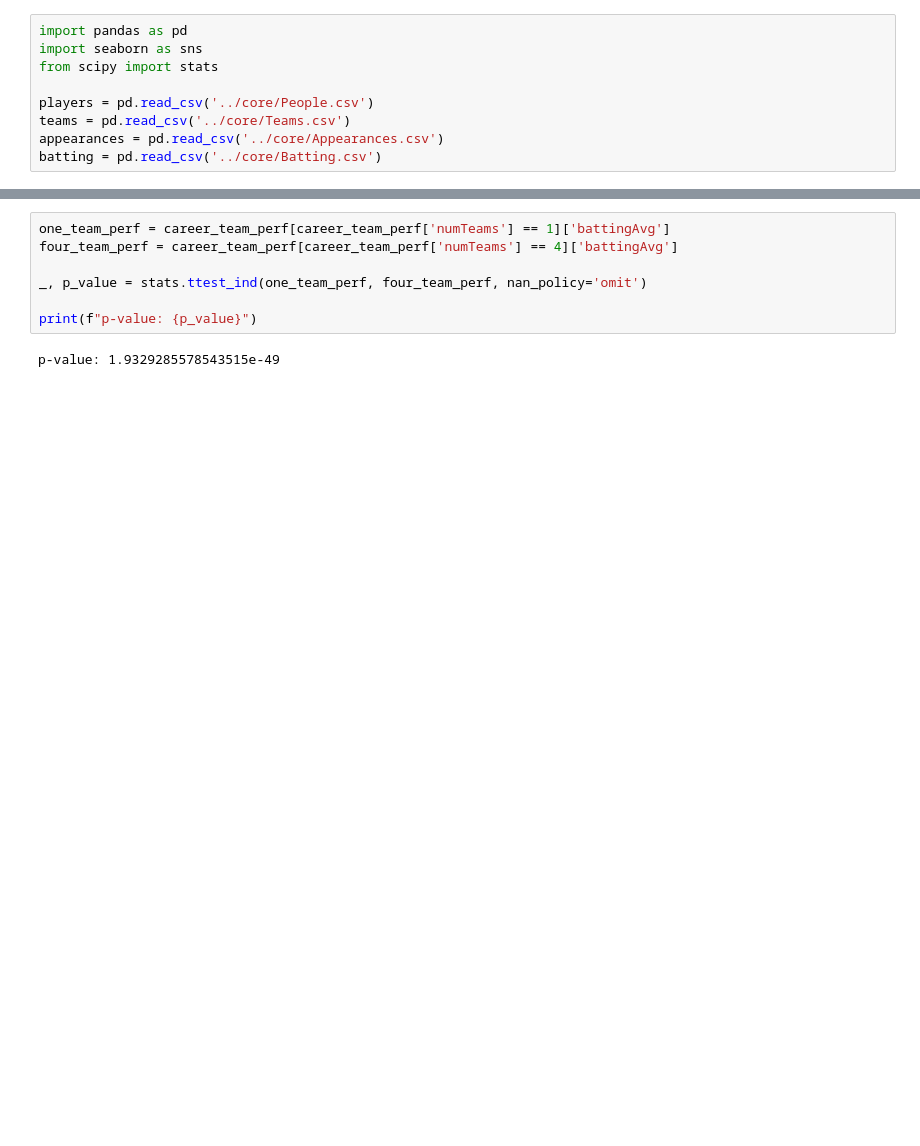
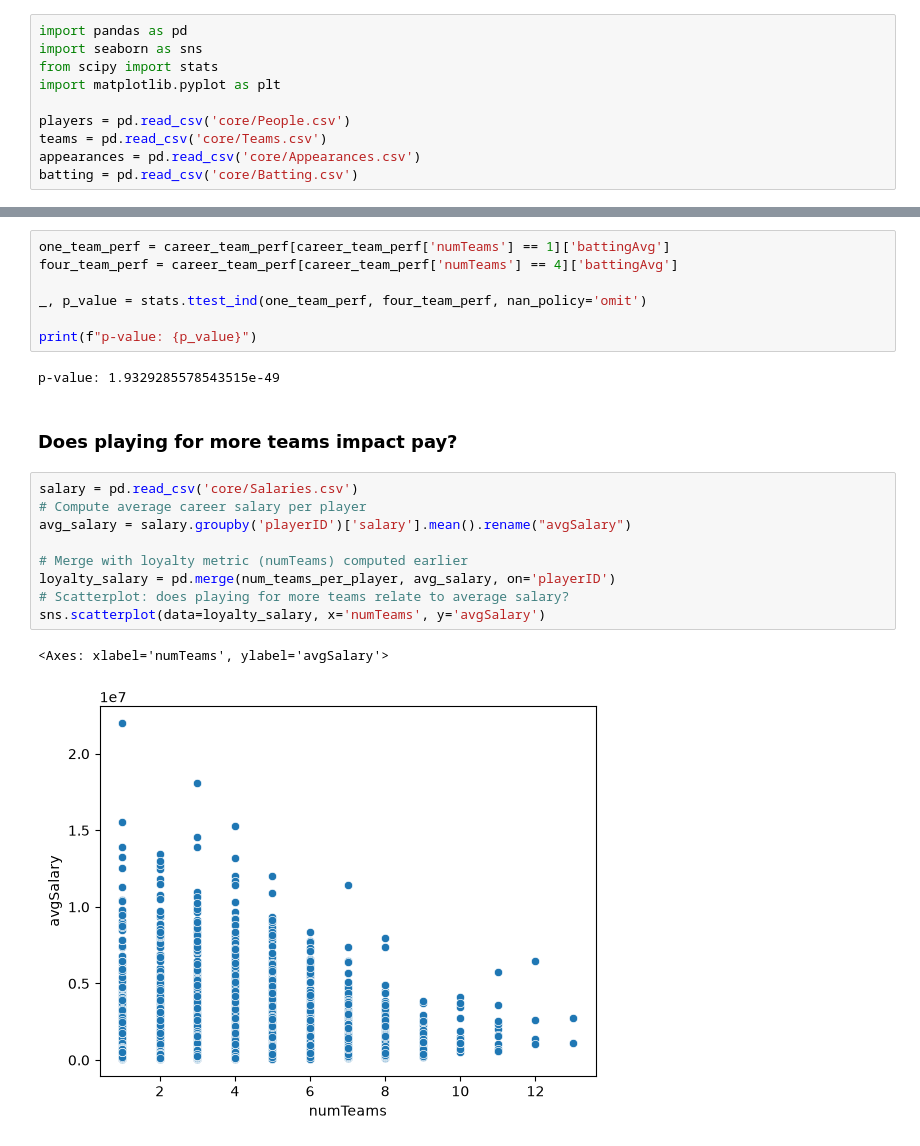
Before and after one commit to byerlyb20/cs5830_project1, a Jupyter notebook: project1.ipynb, the cells around one changed output, grey strips where cells are left out. Saved outputs shown, nothing was run; the diff lists cells and outputs as text; blank space fills up the shorter version.

```diff
--- a/project1.ipynb
+++ b/project1.ipynb
@@ -7,11 +2,12 @@ print(os.getcwd())
 import pandas as pd
 import seaborn as sns
 from scipy import stats
+import matplotlib.pyplot as plt
 
-players = pd.read_csv('../core/People.csv')
-teams = pd.read_csv('../core/Teams.csv')
-appearances = pd.read_csv('../core/Appearances.csv')
-batting = pd.read_csv('../core/Batting.csv')
+players = pd.read_csv('core/People.csv')
+teams = pd.read_csv('core/Teams.csv')
+appearances = pd.read_csv('core/Appearances.csv')
+batting = pd.read_csv('core/Batting.csv')
 # %% [markdown]
 ### How loyal are players to a particular team?
 
@@ -46,3 +41,17 @@ _, p_value = stats.ttest_ind(one_team_perf, four_team_perf, nan_policy='omit')
 print(f"p-value: {p_value}")
 # %% [output]
 p-value: 1.9329285578543515e-49
+# %% [markdown]
+### Does playing for more teams impact pay?
+# %%
+salary = pd.read_csv('core/Salaries.csv')
+# Compute average career salary per player
+avg_salary = salary.groupby('playerID')['salary'].mean().rename("avgSalary")
+
+# Merge with loyalty metric (numTeams) computed earlier
+loyalty_salary = pd.merge(num_teams_per_player, avg_salary, on='playerID')
+# Scatterplot: does playing for more teams relate to average salary?
+sns.scatterplot(data=loyalty_salary, x='numTeams', y='avgSalary')
+# %% [output]
+<Axes: xlabel='numTeams', ylabel='avgSalary'>
+[figure, added]
```
Also changed, not shown: parts of 18 cells of this notebook, 1 other file.
